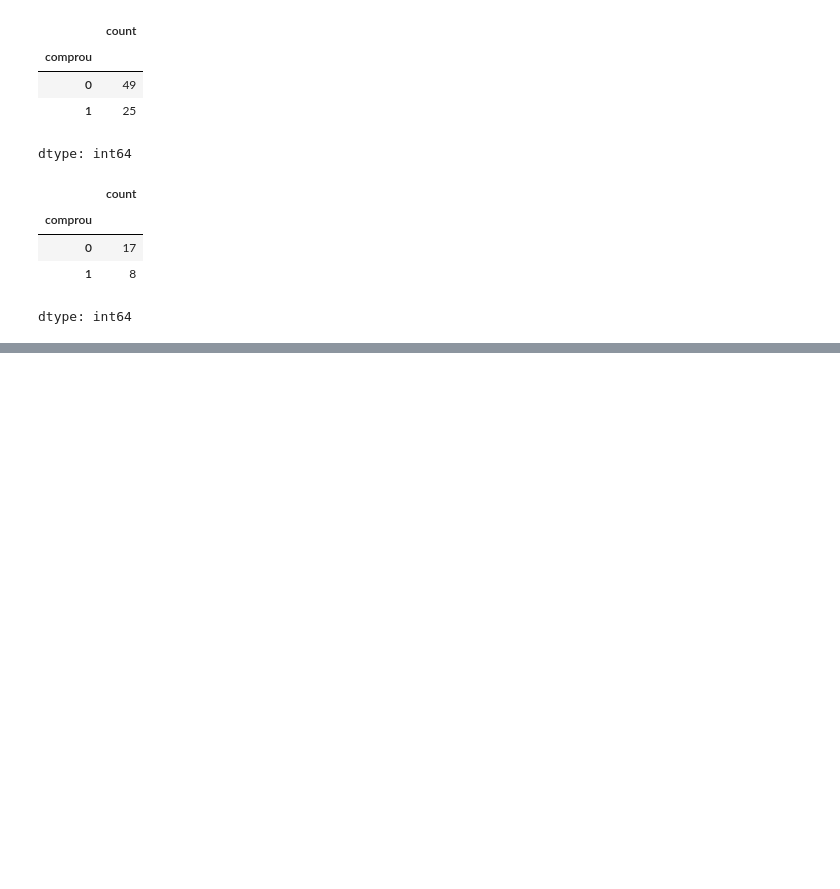
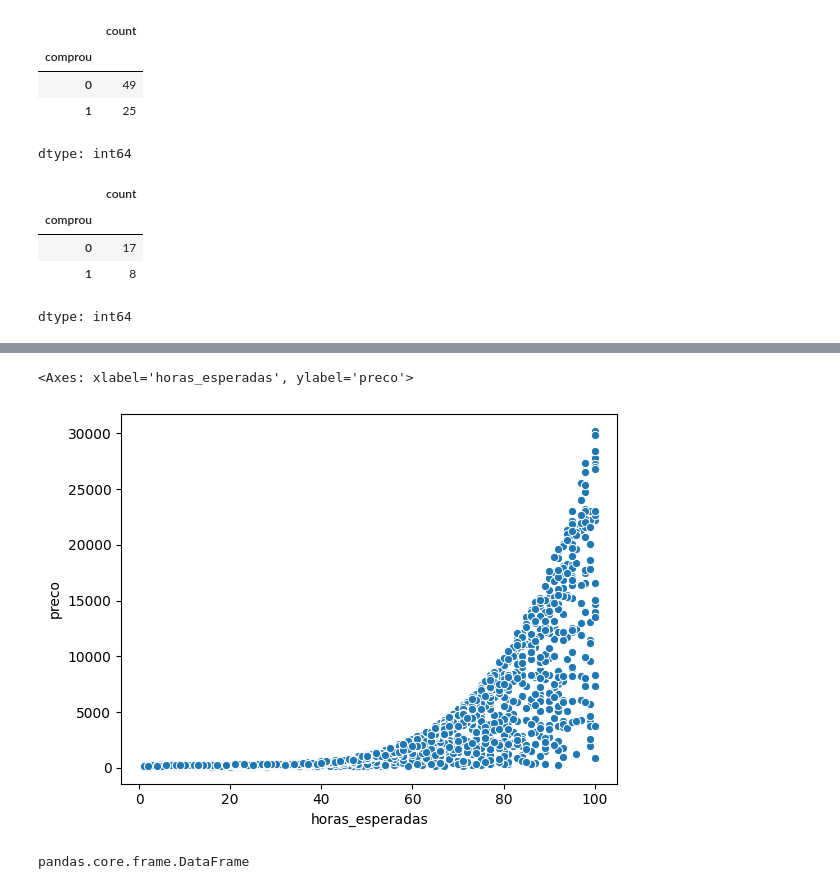
Before and after one commit to fabioobm/machine_laearning_classificacao_com_SKLearn, a Jupyter notebook: Introducao_a_machine_learning_classificacao_2.ipynb, the cells around one changed output, grey strips where cells are left out. Drawn from its saved outputs; the diff is of its cells as text; code cells hidden in the pictures; blank space fills up the shorter version.

```diff
--- a/Introducao_a_machine_learning_classificacao_2.ipynb
+++ b/Introducao_a_machine_learning_classificacao_2.ipynb
@@ -243,3 +243,9 @@ teste_y.value_counts()
 | 0 | 17 |
 | 1 | 8 |
 dtype: int64
+# %%
+import pandas as pd
+
+uri = "https://gist.githubusercontent.com/guilhermesilveira/1b7d5475863c15f484ac495bd70975cf/raw/16aff7a0aee67e7c100a2a48b676a2d2d142f646/projects.csv"
+dados = pd.read_csv(uri)
+dados.head()
@@ -245,0 +259,7 @@ dtype: int64
+# %%
+a_renomear = {
+    'expected_hours' : 'horas_esperadas',
+    'price' : 'preco',
+    'unfinished' : 'nao_finalizado'
+}
+dados = dados.rename(columns=a_renomear)
@@ -245,0 +275,7 @@ dtype: int64
+# %%
+trocar = {
+    0: 1,
+    1: 0
+}
+dados['finalizado'] = dados.nao_finalizado.map(trocar)
+dados.head()
@@ -245,0 +308,11 @@ dtype: int64
+# %%
+import seaborn as sns
+
+sns.scatterplot(x="horas_esperadas", y="preco", data=dados)
+# %% [output]
+<Axes: xlabel='horas_esperadas', ylabel='preco'>
+[figure, added]
+# %%
+type(dados)
+# %% [output]
+pandas.core.frame.DataFrame
```
Also changed, not shown: parts of 49 cells of this notebook.
